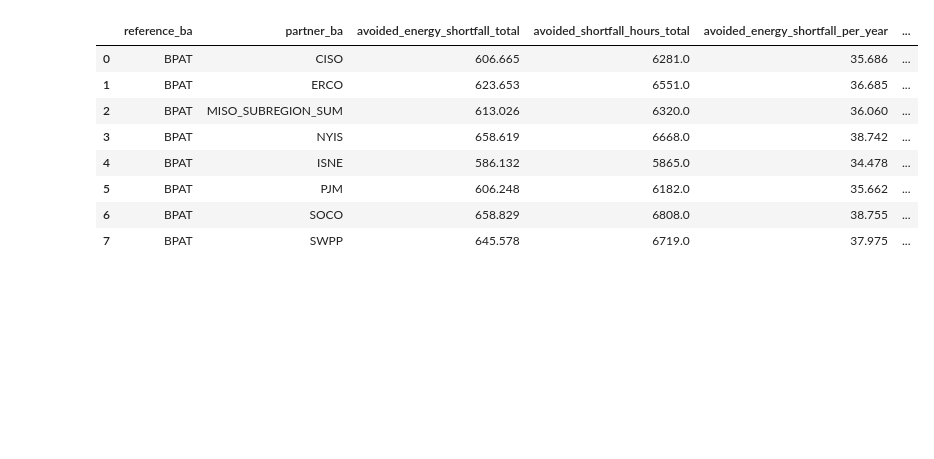
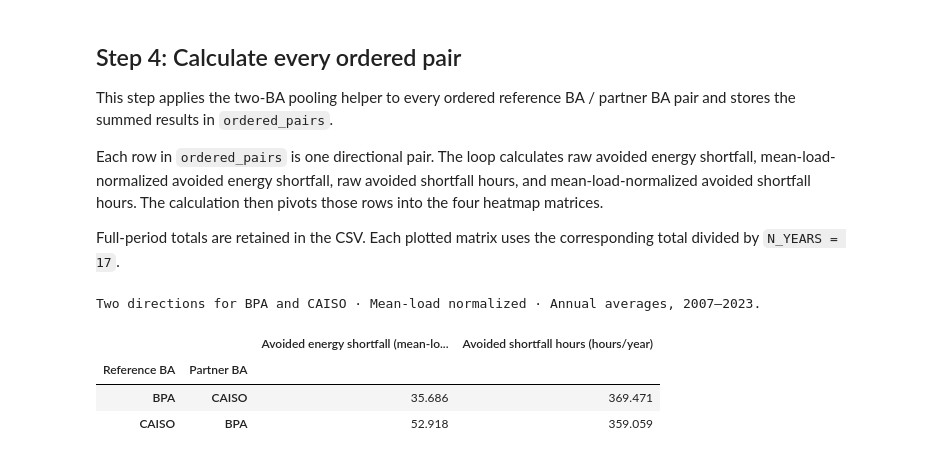
Before and after one commit to charliephillips4201/wxdata-notebooks, a Jupyter notebook: notebooks/analysis/pairwise_pooling_heatmap.ipynb, the cells around one changed output. Saved outputs shown, nothing was run; the diff lists cells and outputs as text; code cells hidden in the pictures; blank space fills up the shorter version.

```diff
--- a/notebooks/analysis/pairwise_pooling_heatmap.ipynb
+++ b/notebooks/analysis/pairwise_pooling_heatmap.ipynb
@@ -89,41 +384,69 @@ Each region uses its own pooled-time P95 net-load threshold. Threshold-relative
+# %% [markdown]
+## Step 4: Calculate every ordered pair
+
+This step applies the two-BA pooling helper to every ordered reference BA / partner BA pair and stores the summed results in `ordered_pairs`.
+
+Each row in `ordered_pairs` is one directional pair. The loop calculates raw avoided energy shortfall, mean-load-normalized avoided energy shortfall, raw avoided shortfall hours, and mean-load-normalized avoided shortfall hours. The calculation then pivots those rows into the four heatmap matrices.
+
+Full-period totals are retained in the CSV. Each plotted matrix uses the corresponding total divided by `N_YEARS = 17`.
 # %%
-THRESHOLD_QUANTILE = 0.95
-threshold_mw, delta_mw = calculate_threshold_and_delta(net_load, THRESHOLD_QUANTILE)
-mean_load_mw = load.mean()
-normalized_delta = delta_mw / mean_load_mw
+def summarize_ordered_pairs(delta, prefix=""):
+    """Sum the same hourly allocations used in the toy example for every pair."""
+    rows = []
+    for reference_ba, partner_ba in permutations(delta.columns, 2):
+        pooling = calculate_reference_partner_pooling(delta[reference_ba], delta[partner_ba])
+        rows.append({
+            "reference_ba": reference_ba,
+            "partner_ba": partner_ba,
+            f"{prefix}avoided_energy_shortfall_total": pooling["Alloc_reference"].sum(),
+            f"{prefix}avoided_shortfall_hours_total": pooling["Alloc_reference_Hours"].sum(),
+        })
+    return pd.DataFrame(rows)
 
-rows = []
-for reference_ba, partner_ba in permutations(BA_CODES, 2):
-    pooling = calculate_reference_partner_pooling(normalized_delta[reference_ba], normalized_delta[partner_ba])
-    rows.append({
-        "reference_ba": reference_ba,
-        "partner_ba": partner_ba,
-        "avoided_energy_shortfall_total": pooling["Alloc_reference"].sum(),
-        "avoided_shortfall_hours_total": pooling["Alloc_reference_Hours"].sum(),
-    })
 
-ordered_pairs = pd.DataFrame(rows)
-ordered_pairs["avoided_energy_shortfall_per_year"] = ordered_pairs["avoided_energy_shortfall_total"] / N_YEARS
-ordered_pairs["avoided_shortfall_hours_per_year"] = ordered_pairs["avoided_shortfall_hours_total"] / N_YEARS
+ordered_pairs = summarize_ordered_pairs(normalized_delta).merge(
+    summarize_ordered_pairs(delta_mw, prefix="raw_"),
+    on=["reference_ba", "partner_ba"], validate="one_to_one",
+)
+# Annualize the data itself so colors, annotations, and colorbars agree.
+for metric in (
+    "avoided_energy_shortfall", "avoided_shortfall_hours",
+    "raw_avoided_energy_shortfall", "raw_avoided_shortfall_hours",
+):
+    ordered_pairs[f"{metric}_per_year"] = ordered_pairs[f"{metric}_total"] / N_YEARS
+
 assert len(ordered_pairs) == len(BA_CODES) * (len(BA_CODES) - 1)
 assert ordered_pairs.filter(like="avoided").ge(-1e-9).all().all()
 ordered_pairs.to_csv(OUTPUT_DIR / "ordered_pair_metrics.csv", index=False)
 
 energy_per_year = ordered_pairs.pivot(
     index="reference_ba", columns="partner_ba", values="avoided_energy_shortfall_per_year"
 ).reindex(index=BA_CODES, columns=BA_CODES)
 hours_per_year = ordered_pairs.pivot(
     index="reference_ba", columns="partner_ba", values="avoided_shortfall_hours_per_year"
 ).reindex(index=BA_CODES, columns=BA_CODES)
-display(ordered_pairs.head(8).round(3))
+raw_energy_per_year = ordered_pairs.pivot(
+    index="reference_ba", columns="partner_ba", values="raw_avoided_energy_shortfall_per_year"
+).reindex(index=BA_CODES, columns=BA_CODES)
+raw_hours_per_year = ordered_pairs.pivot(
+    index="reference_ba", columns="partner_ba", values="raw_avoided_shortfall_hours_per_year"
+).reindex(index=BA_CODES, columns=BA_CODES)
+
+# A BA is not paired with itself, so every matrix has a blank diagonal.
+for matrix in (energy_per_year, hours_per_year, raw_energy_per_year, raw_hours_per_year):
+    assert np.isnan(np.diag(matrix.to_numpy(dtype=float))).all()
+print("Two directions for BPA and CAISO · Mean-load normalized · Annual averages, 2007–2023.")
+display(ordered_pairs.set_index(["reference_ba", "partner_ba"]).loc[
+    [("BPAT", "CISO"), ("CISO", "BPAT")],
+    ["avoided_energy_shortfall_per_year", "avoided_shortfall_hours_per_year"],
+].rename(index={"BPAT": "BPA", "CISO": "CAISO"}, columns={
+    "avoided_energy_shortfall_per_year": "Avoided energy shortfall (mean-load hours/year)",
+    "avoided_shortfall_hours_per_year": "Avoided shortfall hours (hours/year)",
+}).rename_axis(index=["Reference BA", "Partner BA"]).style.format("{:,.3f}"))
 # %% [output]
+Two directions for BPA and CAISO · Mean-load normalized · Annual averages, 2007–2023.
-|  | reference_ba | partner_ba | avoided_energy_shortfall_total | avoided_shortfall_hours_total | avoided_energy_shortfall_per_year | ... |
-| 0 | BPAT | CISO | 606.665 | 6281.0 | 35.686 | ... |
-| 1 | BPAT | ERCO | 623.653 | 6551.0 | 36.685 | ... |
-| 2 | BPAT | MISO_SUBREGION_SUM | 613.026 | 6320.0 | 36.060 | ... |
-| 3 | BPAT | NYIS | 658.619 | 6668.0 | 38.742 | ... |
-| 4 | BPAT | ISNE | 586.132 | 5865.0 | 34.478 | ... |
-| 5 | BPAT | PJM | 606.248 | 6182.0 | 35.662 | ... |
-| 6 | BPAT | SOCO | 658.829 | 6808.0 | 38.755 | ... |
-| 7 | BPAT | SWPP | 645.578 | 6719.0 | 37.975 | ... |
+|  |  | Avoided energy shortfall (mean-lo... | Avoided shortfall hours (hours/year) |
+| Reference BA | Partner BA |  |  |
+| BPA | CAISO | 35.686 | 369.471 |
+| CAISO | BPA | 52.918 | 359.059 |
 # %% [markdown]
```
Also changed, not shown: parts of 28 cells of this notebook, 36 other files.
